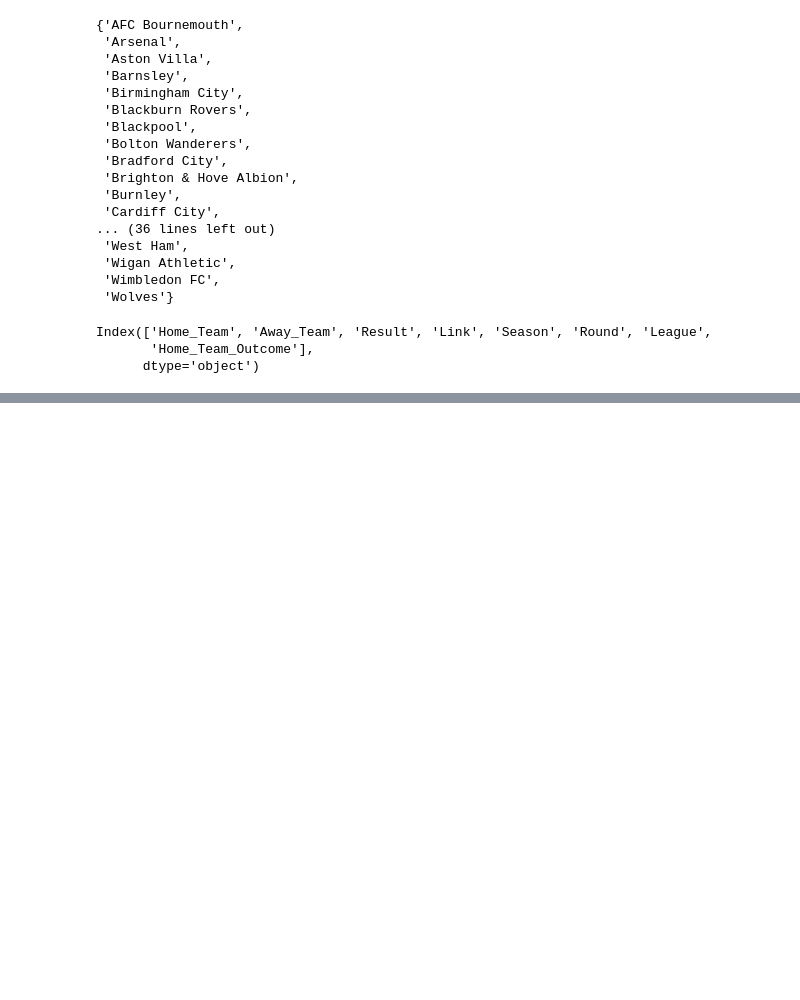
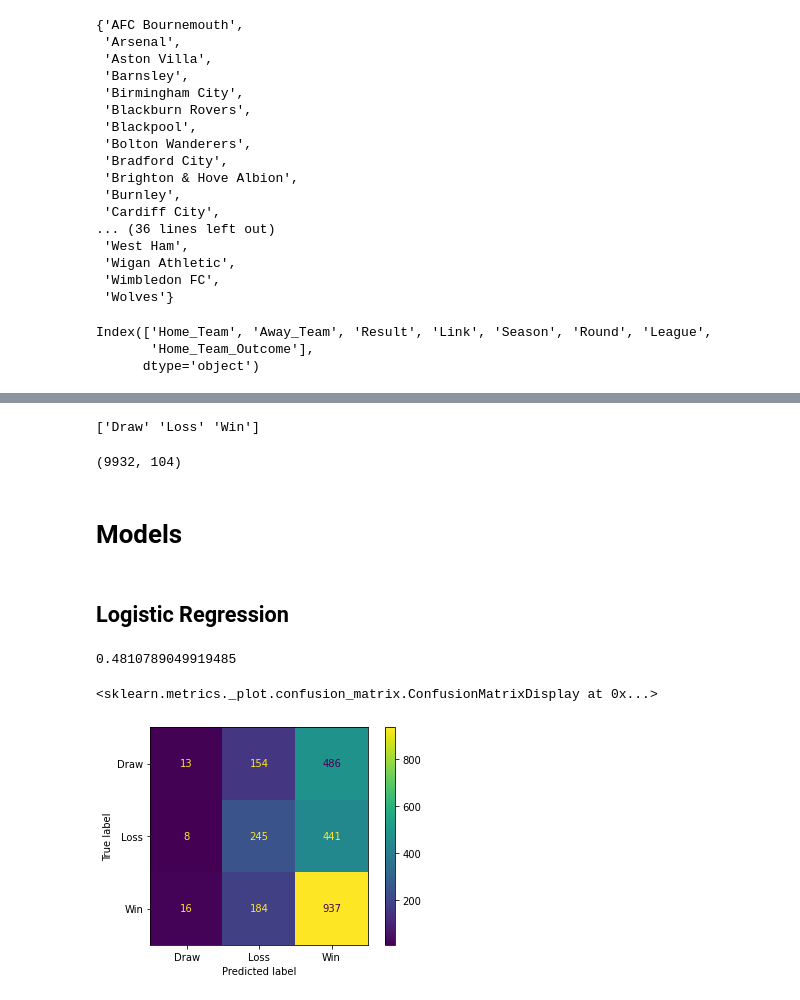
Before and after one commit to PascalLiPooKim/Football-prediction-model-project, a Jupyter notebook: footballPredictionModel.ipynb, the cells around one changed output, grey strips where cells are left out. Cells and saved outputs as stored; diff of their text form; code cells hidden in the pictures; blank space fills up the shorter version.

Commit message:
Encode premier league results data frame and test on logistic regression model

```diff
--- a/footballPredictionModel.ipynb
+++ b/footballPredictionModel.ipynb
@@ -481,0 +527,54 @@ Category dict ENCODE: {'Home_Team': {'Aston Villa': 0, 'Bradford City': 1, 'Nott
+# %%
+from sklearn.compose import make_column_transformer
+from sklearn.preprocessing import OneHotEncoder
+from sklearn.model_selection import train_test_split
+
+ct = make_column_transformer(
+    (OneHotEncoder(), ['Home_Team', 'Away_Team'])
+)
+
+# ct_y = make_column_transformer(
+#     (OneHotEncoder(), ['Home_Team_Outcome'])
+# )
+
+X = pl_df.drop('Home_Team_Outcome', axis = 1)
+y = np.array(pl_df['Home_Team_Outcome'])
+
+X_train, X_test, y_train, y_test = train_test_split(X, y, test_size=0.2, random_state=42)
+
+ct_X.fit(X_train)
+
+y_encoder = LabelEncoder()
+y_encoder.fit(y_train)
+print(y_encoder.classes_)
+
+X_train = ct_X.transform(X_train).toarray()
+X_test = ct_X.transform(X_test).toarray()
+
+y_train = y_encoder.transform(y_train)
+y_test = y_encoder.transform(y_test)
+
+
+X_train.shape
+# %% [output]
+['Draw' 'Loss' 'Win']
+(9932, 104)
+# %% [markdown]
+# Models
+# %% [markdown]
+## Logistic Regression
+# %%
+from sklearn.linear_model import LogisticRegression
+from sklearn.metrics import confusion_matrix, ConfusionMatrixDisplay, accuracy_score
+
+clf = LogisticRegression(random_state=0, multi_class= 'multinomial').fit(X_train, y_train)
+preds = clf.predict(X_test)
+print(accuracy_score(y_test, preds))
+
+cm = confusion_matrix(y_test, preds, labels=clf.classes_)
+disp = ConfusionMatrixDisplay(confusion_matrix=cm,display_labels=y_encoder.classes_)
+disp.plot()
+# %% [output]
+0.4810789049919485
+<sklearn.metrics._plot.confusion_matrix.ConfusionMatrixDisplay at 0x...>
+[figure, added]
```
Also changed, not shown: parts of 5 cells of this notebook.
